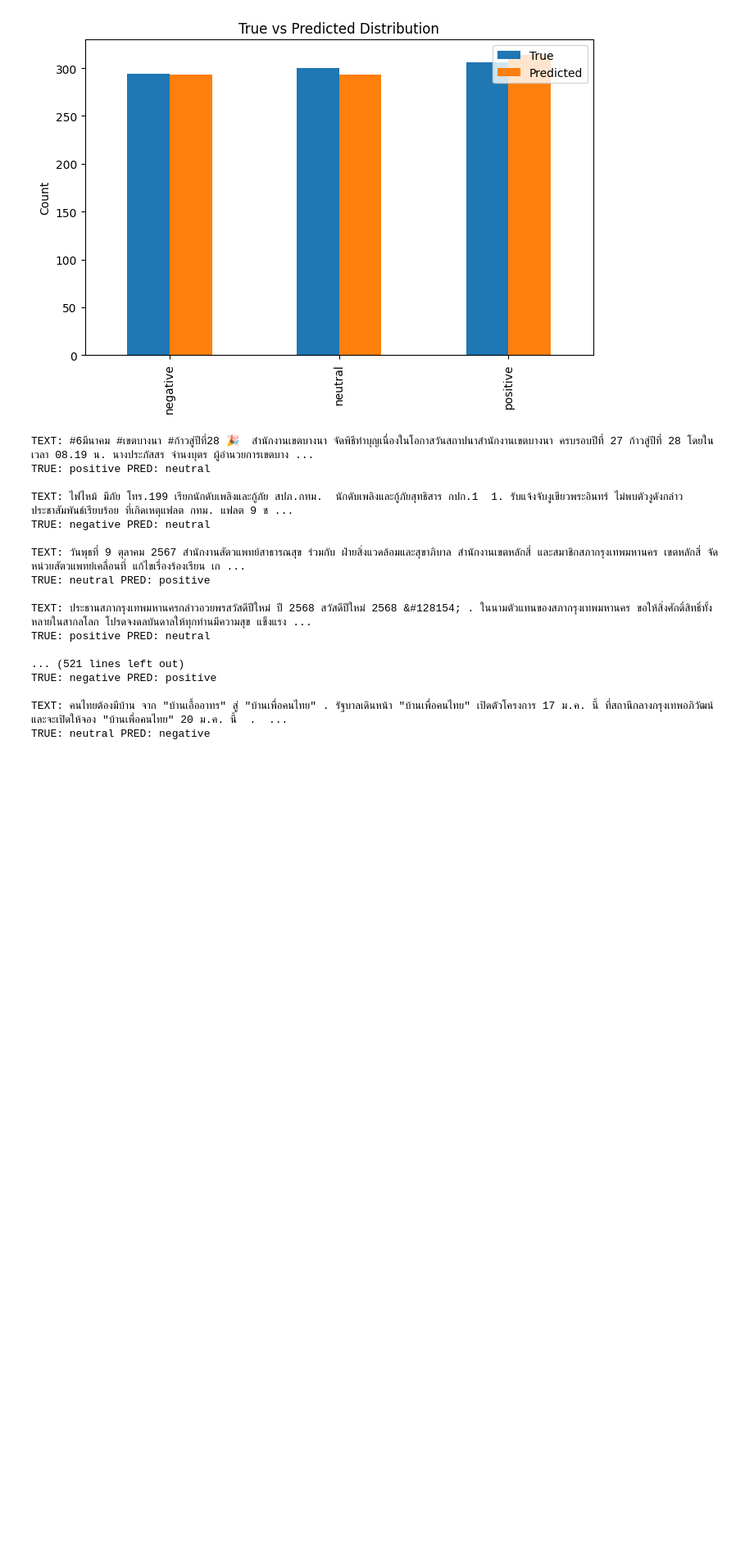
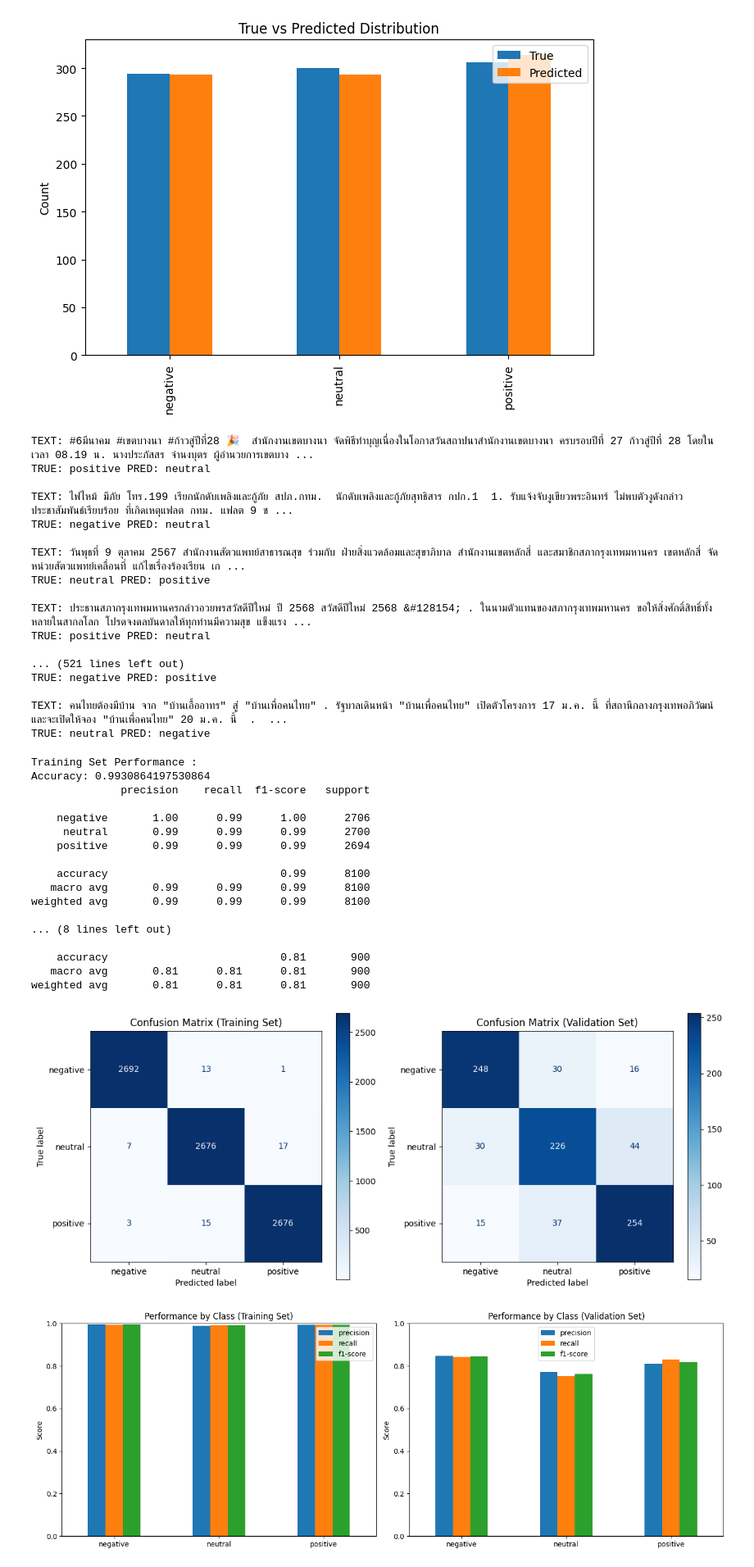
Before and after one commit to MustMark/Thai-Sentiment-Analysis, a Jupyter notebook: models/stacking/final_train.ipynb, the cells around one changed output. Shown at 82% size. Drawn from its saved outputs; the diff is of its cells as text; code cells hidden in the pictures; blank space fills up the shorter version.

Commit message:
add Model Performance and readme

```diff
--- a/models/stacking/final_train.ipynb
+++ b/models/stacking/final_train.ipynb
@@ -197,0 +198,79 @@ with open("../../models/weights/stack_model.pkl", "wb") as f:
+# %%
+from sklearn.metrics import accuracy_score, classification_report, ConfusionMatrixDisplay
+import matplotlib.pyplot as plt
+import pandas as pd
+
+y_train_pred = pipeline.predict(text_train)
+y_test_pred = pipeline.predict(text_test)
+
+print("Training Set Performance :")
+print("Accuracy:", accuracy_score(sentiment_train, y_train_pred))
+print(classification_report(sentiment_train, y_train_pred))
+print()
+print("Validation Set Performance :")
+print("Accuracy:", accuracy_score(sentiment_test, y_test_pred))
+print(classification_report(sentiment_test, y_test_pred))
+
+fig, axes = plt.subplots(1, 2, figsize=(12, 5))
+
+ConfusionMatrixDisplay.from_predictions(
+    sentiment_train,
+    y_train_pred,
+    cmap="Blues",
+    ax=axes[0]
+)
+axes[0].set_title("Confusion Matrix (Training Set)")
+
+ConfusionMatrixDisplay.from_predictions(
+    sentiment_test,
+    y_test_pred,
+    cmap="Blues",
+    ax=axes[1]
+)
+axes[1].set_title("Confusion Matrix (Validation Set)")
+
+plt.tight_layout()
+plt.show()
+
+report_train = classification_report(sentiment_train, y_train_pred, output_dict=True)
+report_test = classification_report(sentiment_test, y_test_pred, output_dict=True)
+
+df_train = pd.DataFrame(report_train).transpose().iloc[:3]
+df_test = pd.DataFrame(report_test).transpose().iloc[:3]
+
+fig, axes = plt.subplots(1, 2, figsize=(14, 5))
+
+df_train[["precision", "recall", "f1-score"]].plot(kind="bar", ax=axes[0])
+axes[0].set_title("Performance by Class (Training Set)")
+axes[0].set_ylabel("Score")
+axes[0].tick_params(axis='x', rotation=0)
+axes[0].set_ylim(0, 1)
+
+df_test[["precision", "recall", "f1-score"]].plot(kind="bar", ax=axes[1])
+axes[1].set_title("Performance by Class (Validation Set)")
+axes[1].set_ylabel("Score")
+axes[1].tick_params(axis='x', rotation=0)
+axes[1].set_ylim(0, 1)
+
+plt.tight_layout()
+plt.show()
+# %% [output]
+Training Set Performance :
+Accuracy: 0.9930864197530864
+              precision    recall  f1-score   support
+
+    negative       1.00      0.99      1.00      2706
+     neutral       0.99      0.99      0.99      2700
+    positive       0.99      0.99      0.99      2694
+
+    accuracy                           0.99      8100
+   macro avg       0.99      0.99      0.99      8100
+weighted avg       0.99      0.99      0.99      8100
+
+... (8 lines left out)
+
+    accuracy                           0.81       900
+   macro avg       0.81      0.81      0.81       900
+weighted avg       0.81      0.81      0.81       900
+[figure, added]
+[figure, added]
```
Also changed, not shown: parts of 1 cell of this notebook, 2 other files.
